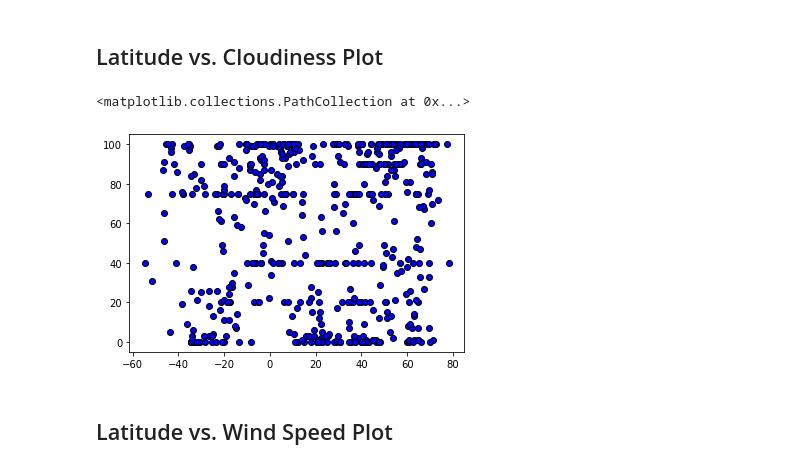
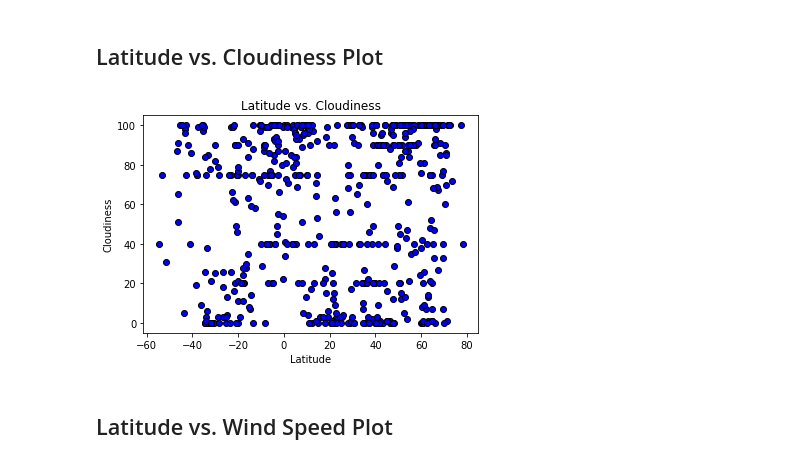
Before and after one commit to candishanks/python-api-challenge, a Jupyter notebook: Weatherpy/WeatherPy.ipynb, the cells around one changed output. Drawn from its saved outputs; the diff is of its cells as text; code cells hidden in the pictures.

```diff
--- a/Weatherpy/WeatherPy.ipynb
+++ b/Weatherpy/WeatherPy.ipynb
@@ -237,9 +245,13 @@ plt.scatter(lat, humidity, marker="o", facecolors="blue", edgecolors="black")
 ## Latitude vs. Cloudiness Plot
 # %%
 plt.scatter(lat, cloudiness, marker="o", facecolors="blue", edgecolors="black")
+plt.title("Latitude vs. Cloudiness")
+plt.xlabel("Latitude")
+plt.ylabel("Cloudiness")
+plt.savefig("lat_v_cloud.png")
+plt.show()
 # %% [output]
-<matplotlib.collections.PathCollection at 0x...>
-[figure, old version]
+[figure, new version]
 # %% [markdown]
 ## Latitude vs. Wind Speed Plot
 # %%
```
Also changed, not shown: parts of 15 cells of this notebook, 12 other files.
